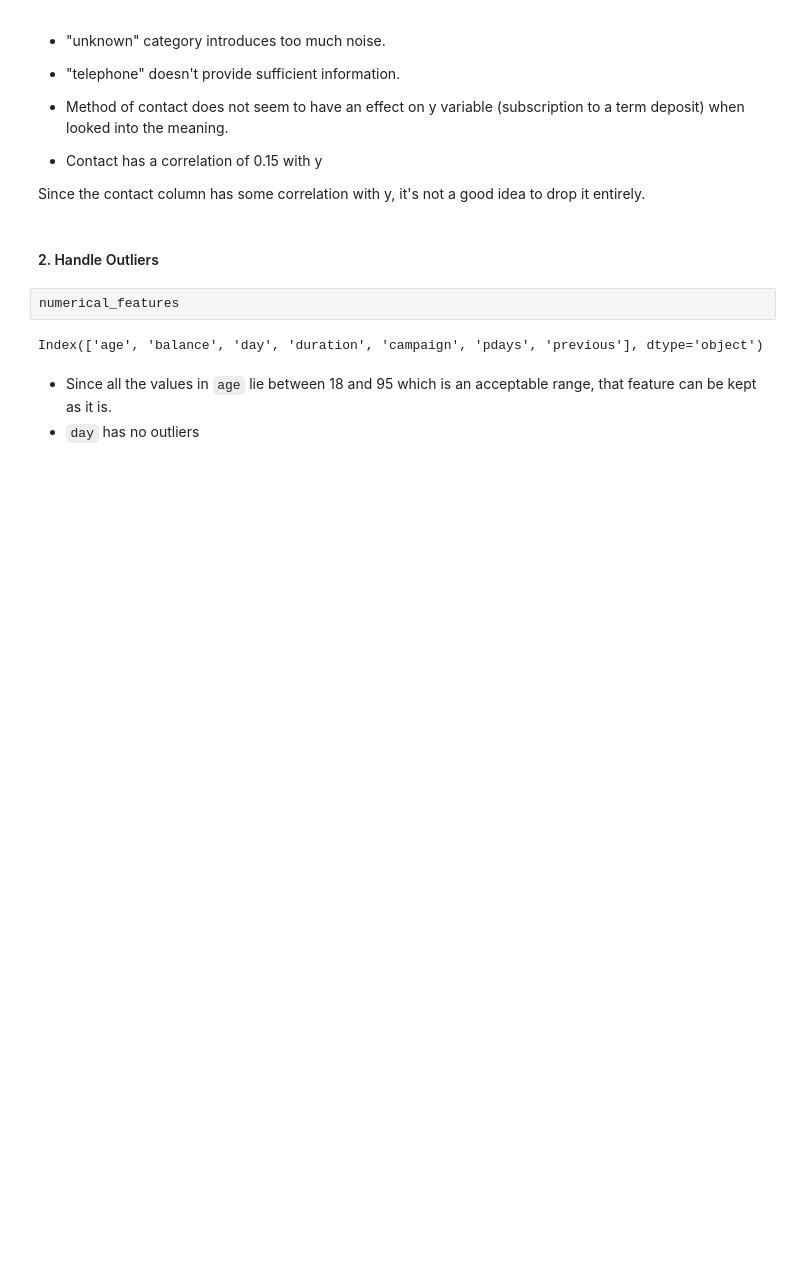
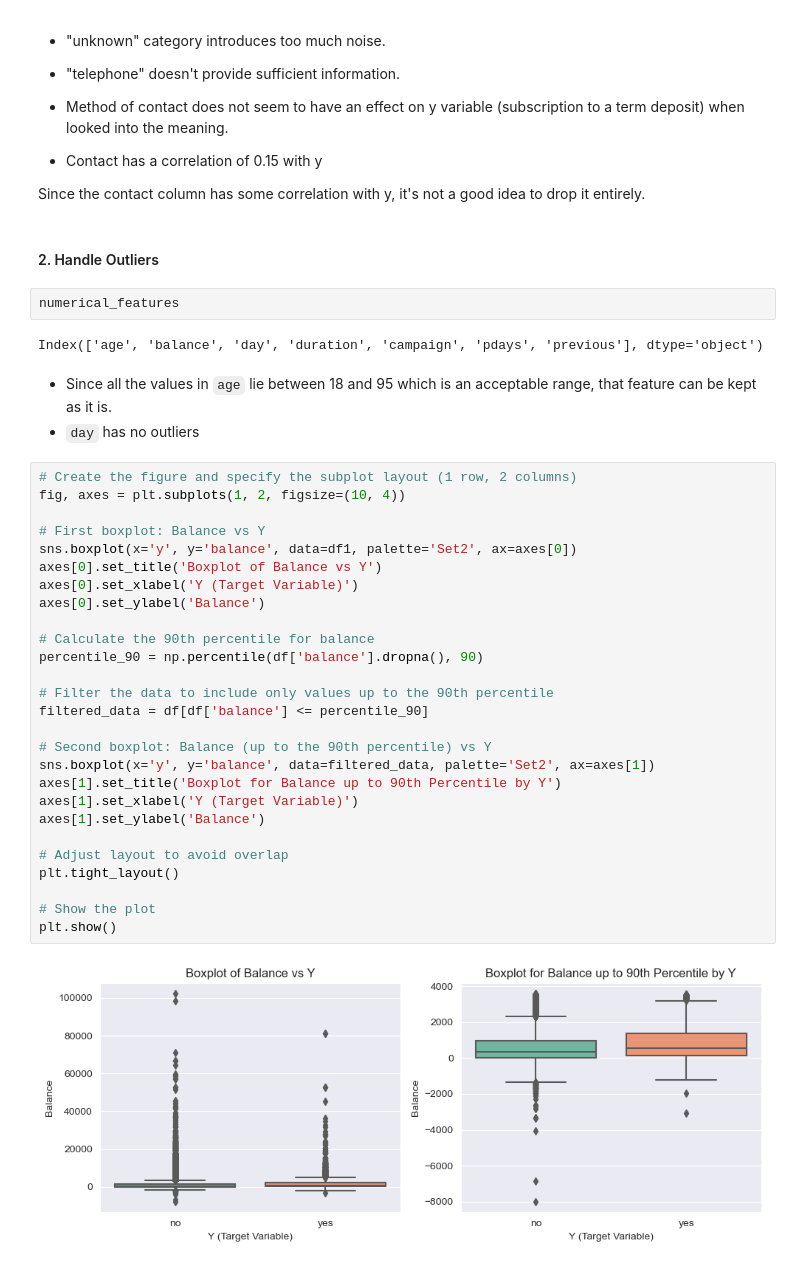
Before and after one commit to senuli-w/CM2604, a Jupyter notebook: 2330973.ipynb, the cells around one changed output. Drawn from its saved outputs; the diff is of its cells as text; blank space fills up the shorter version.

```diff
--- a/2330973.ipynb
+++ b/2330973.ipynb
@@ -602,3 +645,32 @@ Index(['age', 'balance', 'day', 'duration', 'campaign', 'pdays', 'previous'], dt
 # %% [markdown]
 - Since all the values in `age` lie between 18 and 95 which is an acceptable range, that feature can be kept as it is.
 - `day` has no outliers
+# %%
+# Create the figure and specify the subplot layout (1 row, 2 columns)
+fig, axes = plt.subplots(1, 2, figsize=(10, 4))
+
+# First boxplot: Balance vs Y
+sns.boxplot(x='y', y='balance', data=df1, palette='Set2', ax=axes[0])
+axes[0].set_title('Boxplot of Balance vs Y')
+axes[0].set_xlabel('Y (Target Variable)')
+axes[0].set_ylabel('Balance')
+
+# Calculate the 90th percentile for balance
+percentile_90 = np.percentile(df['balance'].dropna(), 90)
+
+# Filter the data to include only values up to the 90th percentile
+filtered_data = df[df['balance'] <= percentile_90]
+
+# Second boxplot: Balance (up to the 90th percentile) vs Y
+sns.boxplot(x='y', y='balance', data=filtered_data, palette='Set2', ax=axes[1])
+axes[1].set_title('Boxplot for Balance up to 90th Percentile by Y')
+axes[1].set_xlabel('Y (Target Variable)')
+axes[1].set_ylabel('Balance')
+
+# Adjust layout to avoid overlap
+plt.tight_layout()
+
+# Show the plot
+plt.show()
+# %% [output]
+[figure, added]
```
Also changed, not shown: parts of 35 cells of this notebook.
